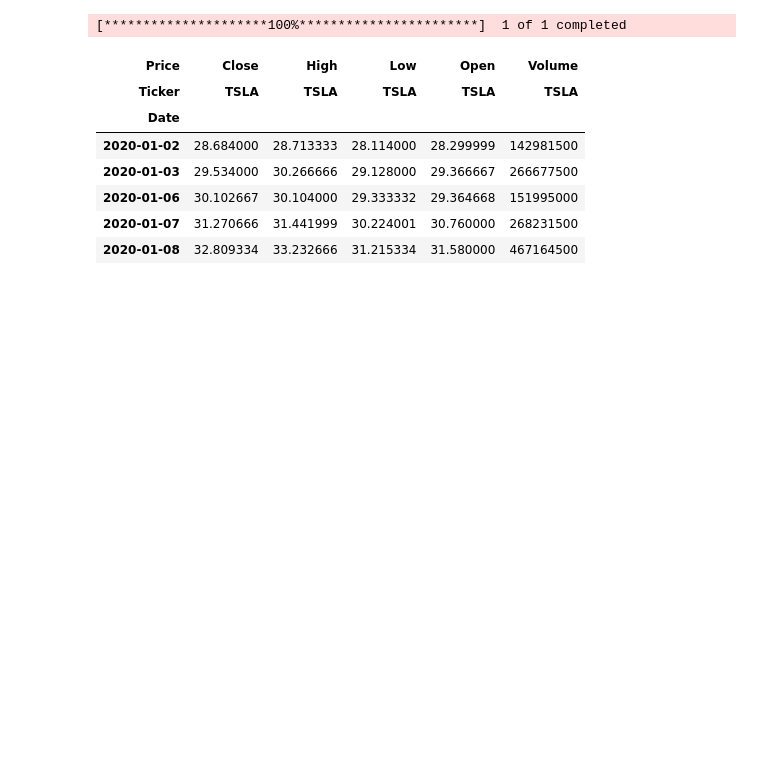
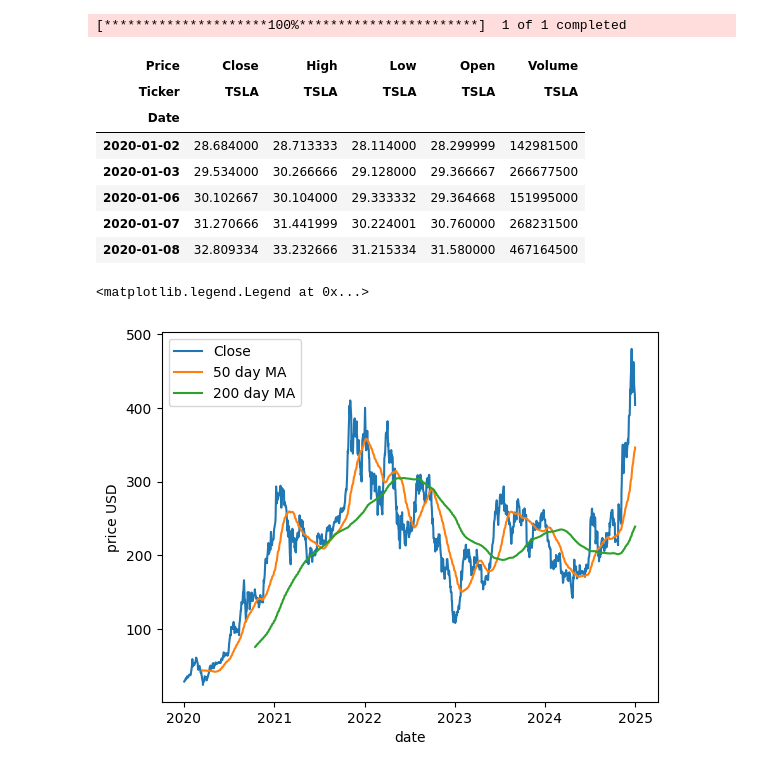
Before and after one commit to cmd-cosmos/learning, a Jupyter notebook: fun-programs/ai-ml/stock_analysis.ipynb, the cells around one changed output. Drawn from its saved outputs; the diff is of its cells as text; code cells hidden in the pictures; blank space fills up the shorter version.

Commit message:
added price plots

```diff
--- a/fun-programs/ai-ml/stock_analysis.ipynb
+++ b/fun-programs/ai-ml/stock_analysis.ipynb
@@ -24,3 +25,23 @@ data.head()
 | 2020-01-06 | 30.102667 | 30.104000 | 29.333332 | 29.364668 | 151995000 |
 | 2020-01-07 | 31.270666 | 31.441999 | 30.224001 | 30.760000 | 268231500 |
 | 2020-01-08 | 32.809334 | 33.232666 | 31.215334 | 31.580000 | 467164500 |
+# %%
+data["MA50"] = data["Close"].rolling(50).mean()
+data["MA200"] = data["Close"].rolling(200).mean()
+# %%
+# type: ignore
+# basic price chart
+
+fig, ax = plt.subplots()
+
+ax.plot(data.index, data["Close"], label="Close")
+ax.plot(data.index, data["MA50"], label="50 day MA")
+ax.plot(data.index, data["MA200"], label="200 day MA")
+
+ax.set_xlabel("date")
+ax.set_ylabel("price USD")
+
+ax.legend()
+# %% [output]
+<matplotlib.legend.Legend at 0x...>
+[figure, added]
```
Also changed, not shown: parts of 1 cell of this notebook.
